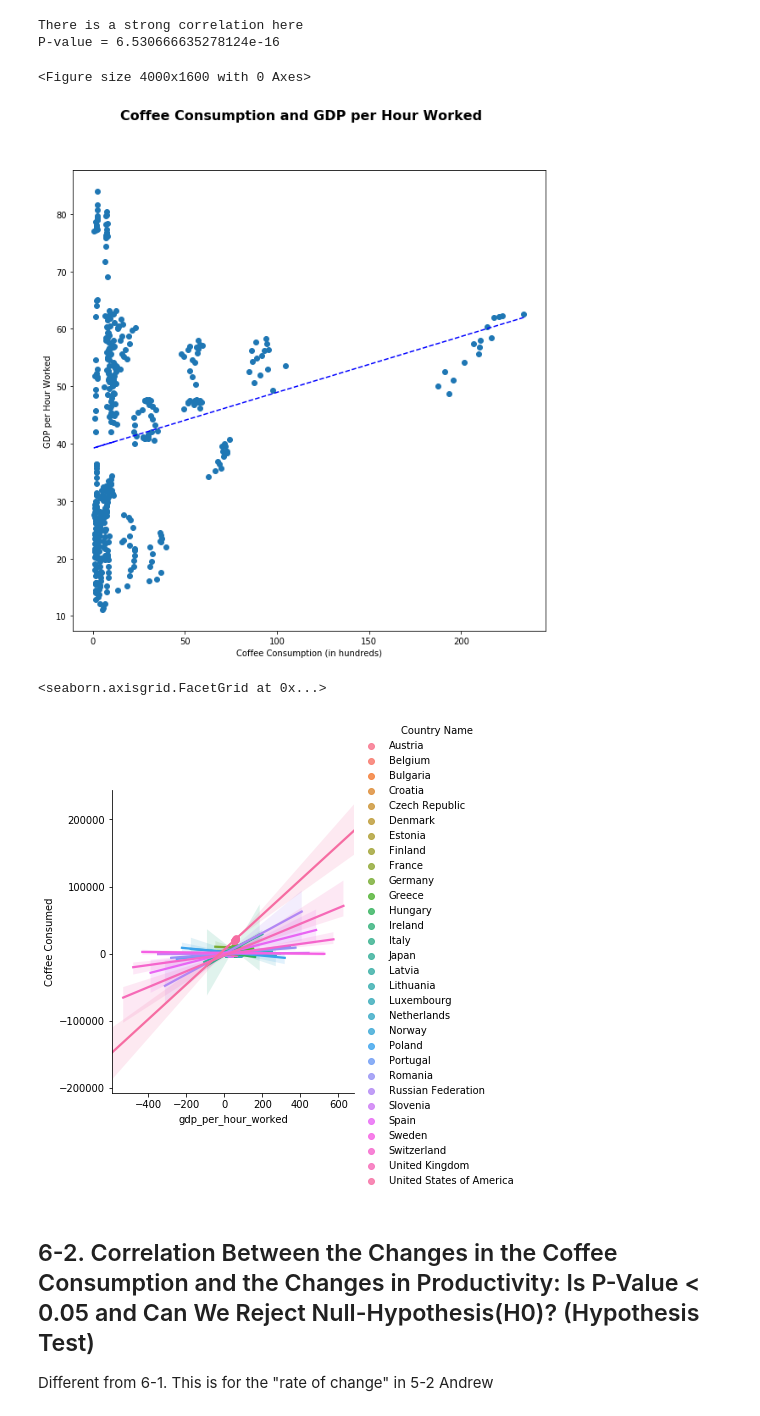
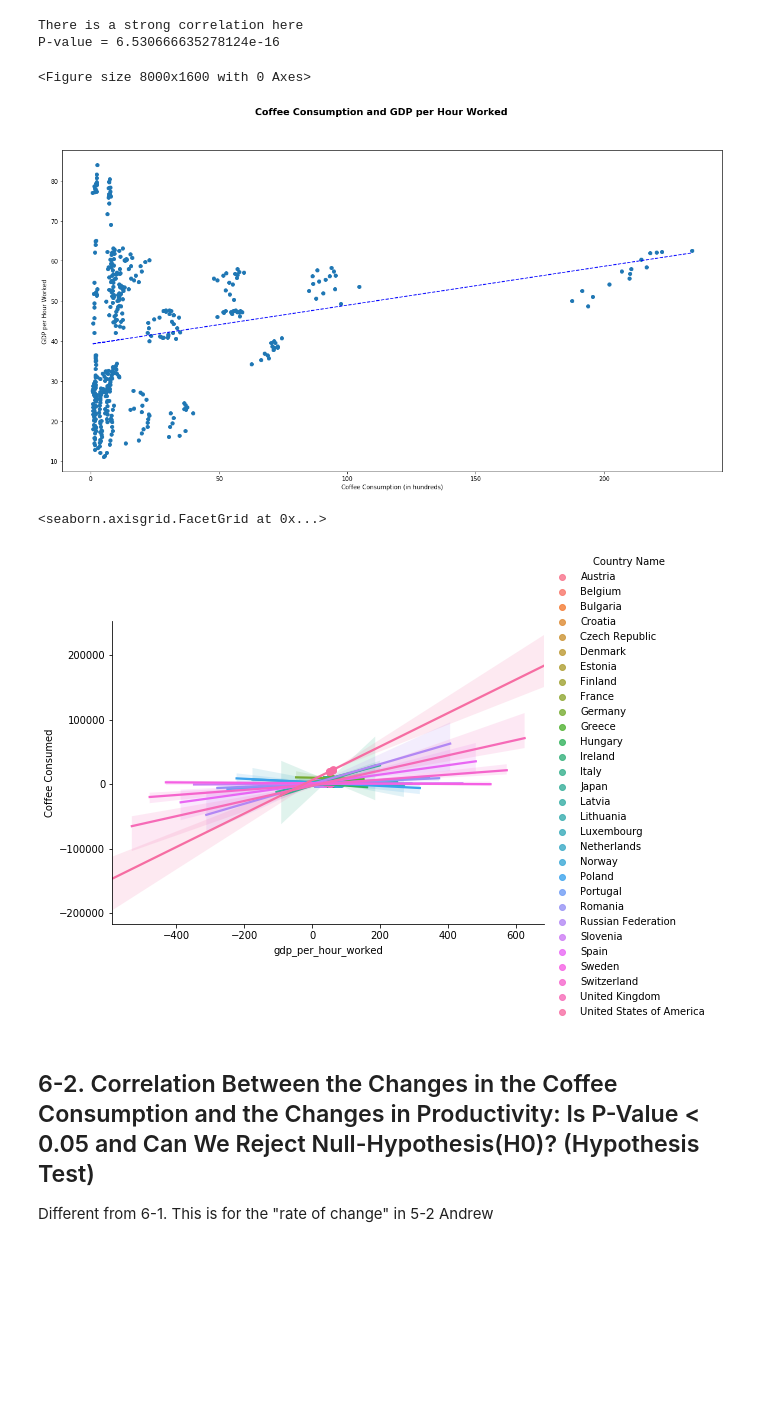
Before and after one commit to andrewboring/Confabulators_Project_1, a Jupyter notebook: andrew.ipynb, the cells around one changed output. Saved outputs shown, nothing was run; the diff lists cells and outputs as text; code cells hidden in the pictures; blank space fills up the shorter version.

Commit message:
changed width (aspect) of seaborn plot)

```diff
--- a/andrew.ipynb
+++ b/andrew.ipynb
@@ -101,34 +101,35 @@ from scipy.stats import linregress
 fit = slope * x_axis + intercept
 # %%
 # Plot data
-plt.rcParams['figure.figsize'] = [10, 10]
-fig = plt.figure(figsize=(50, 20), dpi= 80, facecolor='w', edgecolor='k')
+plt.rcParams['figure.figsize'] = [20, 10]
+fig = plt.figure(figsize=(100, 20), dpi= 80, facecolor='w', edgecolor='k')
 fig, ax = plt.subplots()
 
 fig.suptitle("Coffee Consumption and GDP per Hour Worked", fontsize=16, fontweight="bold")
 
 #ax.set_xlim(0, 10)
 #ax.set_ylim(0, 10)
 
 
 ax.set_xlabel("Coffee Consumption (in hundreds)")
 ax.set_ylabel("GDP per Hour Worked")
 
 ax.plot(x_axis, y_axis, linewidth=0, marker='o')
 ax.plot(x_axis, fit, 'b--')
 
 
 plt.show()
 # %% [output]
-<Figure size 4000x1600 with 0 Axes>
+<Figure size 8000x1600 with 0 Axes>
-[figure, old version]
+[figure, new version]
 # %%
 import seaborn as sns
 seaborn_df = df[["Country Name","Coffee Consumed","gdp_per_hour_worked"]]
-sns.lmplot(y='Coffee Consumed', x='gdp_per_hour_worked', hue='Country Name', data=seaborn_df)
+
+sns.lmplot(y='Coffee Consumed', x='gdp_per_hour_worked', hue='Country Name', data=seaborn_df, aspect=1.5)
 # %% [output]
 <seaborn.axisgrid.FacetGrid at 0x...>
-[figure, old version]
+[figure, new version]
 # %% [markdown]
 ## 6-2. Correlation Between the Changes in the Coffee Consumption and the Changes in Productivity: Is P-Value < 0.05 and Can We Reject Null-Hypothesis(H0)? (Hypothesis Test)
 
```
